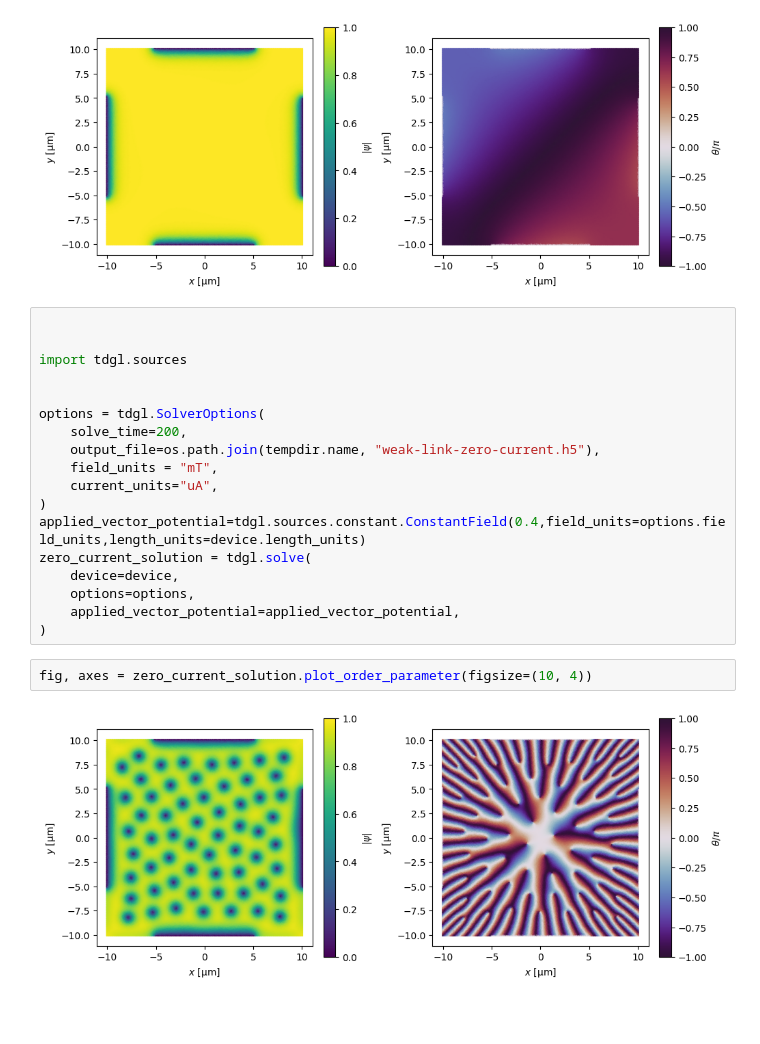
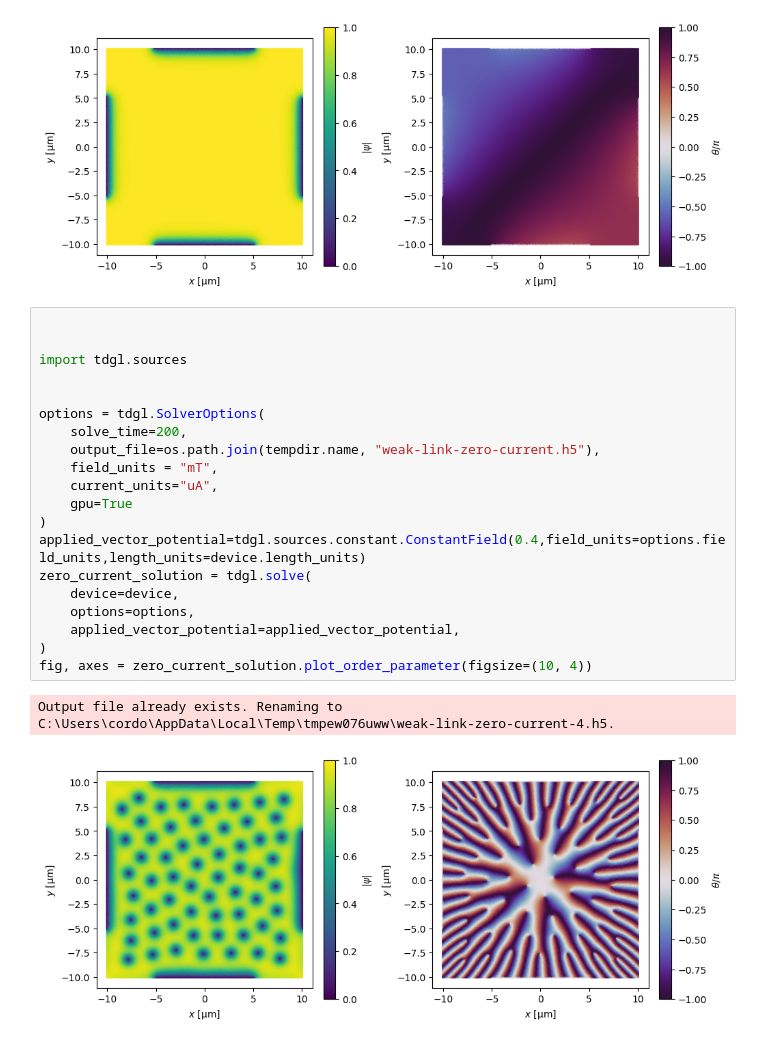
Before and after one commit to nick0413/TDGL_simulation, a Jupyter notebook: 2voltage_sources.ipynb, the cells around one changed output. Saved outputs shown, nothing was run; the diff lists cells and outputs as text; blank space fills up the shorter version.

```diff
--- a/2voltage_sources.ipynb
+++ b/2voltage_sources.ipynb
@@ -158,22 +159,23 @@ fig, axes = zero_field_solution.plot_order_parameter(figsize=(10, 4))
 # %%
 
 
 import tdgl.sources
 
 
 options = tdgl.SolverOptions(
     solve_time=200,
     output_file=os.path.join(tempdir.name, "weak-link-zero-current.h5"),
     field_units = "mT",
     current_units="uA",
+	gpu=True
 )
 applied_vector_potential=tdgl.sources.constant.ConstantField(0.4,field_units=options.field_units,length_units=device.length_units)
 zero_current_solution = tdgl.solve(
 	device=device,
 	options=options,
 	applied_vector_potential=applied_vector_potential,
 )
+fig, axes = zero_current_solution.plot_order_parameter(figsize=(10, 4))
+# %% [output]
+Output file already exists. Renaming to C:\Users\cordo\AppData\Local\Temp\tmpew076uww\weak-link-zero-current-4.h5.
+[figure, added]
-# %%
-fig, axes = zero_current_solution.plot_order_parameter(figsize=(10, 4))
-# %% [output]
-[figure, removed]
```
Also changed, not shown: parts of 5 cells of this notebook.
